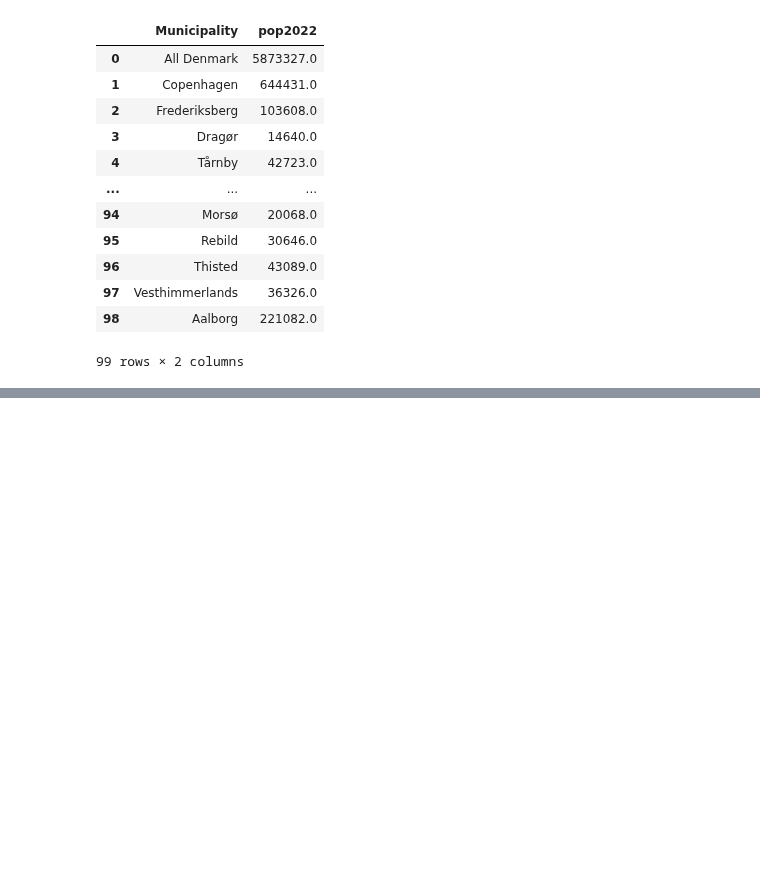
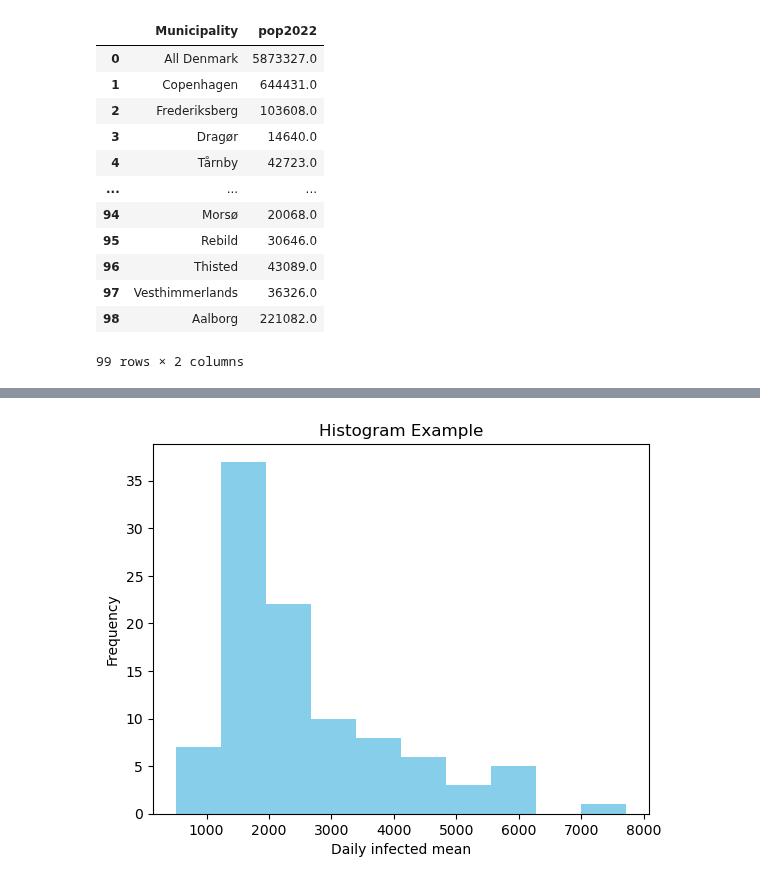
Before and after one commit to NumEconCopenhagen/projects-2023-vennerne, a Jupyter notebook: dataproject/dataproject.ipynb, the cells around one changed output, grey strips where cells are left out. Drawn from its saved outputs; the diff is of its cells as text; code cells hidden in the pictures; blank space fills up the shorter version.

```diff
--- a/dataproject/dataproject.ipynb
+++ b/dataproject/dataproject.ipynb
@@ -178,0 +212,8 @@ merge.head()
+# %%
+plt.hist(merge.loc[:, ['daily_mean']], bins=10, color='skyblue', alpha=1)
+plt.xlabel('Daily infected mean')
+plt.ylabel('Frequency')
+plt.title('Histogram Example')
+plt.show()
+# %% [output]
+[figure, added]
```
Also changed, not shown: parts of 11 cells of this notebook, 3 other files.
